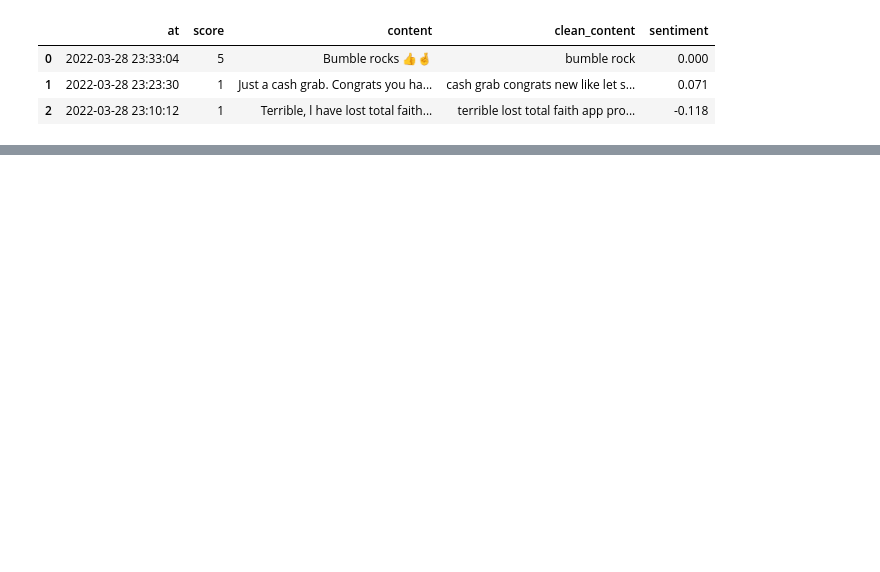
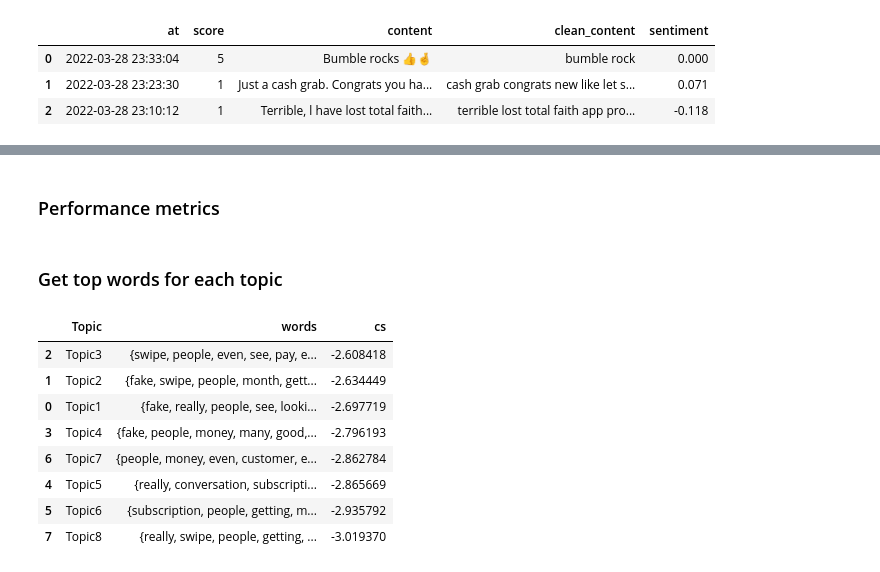
Before and after one commit to brendapalg/swd_model, a Jupyter notebook: models/topic_modeling.ipynb, the cells around one changed output, grey strips where cells are left out. Cells and saved outputs as stored; diff of their text form; code cells hidden in the pictures; blank space fills up the shorter version.

```diff
--- a/models/topic_modeling.ipynb
+++ b/models/topic_modeling.ipynb
@@ -51,0 +75,2 @@ LDAvis_prepared
+# %% [markdown]
+### Performance metrics
@@ -51,0 +82,2 @@ LDAvis_prepared
+# %% [markdown]
+### Get top words for each topic
@@ -51,0 +87,55 @@ LDAvis_prepared
+# %%
+# Order to match visualization
+order = pyLDAvis.PreparedData.to_dict(LDAvis_prepared)['topic.order']
+topD = pd.DataFrame({'old': order, 'new': range(1,len(order)+1)})
+topD.sort_values(by=['old'], inplace = True)
+
+num_topics =lda_model.num_topics
+a = lda_model.show_topics(num_topics=num_topics,formatted=False,num_words=num_words)
+b = lda_model.top_topics(corpus,dictionary=id2word,topn=num_words) # This orders the topics in the decreasing order of coherence score
+
+topic2skillb = {}
+topic2csb = {}
+topic2skilla = {}
+topic2csa = {}
+
+cnt =1
+
+for ws in b:
+    wset = set(w[1] for w in ws[0])
+    topic2skillb[cnt] = wset
+    topic2csb[cnt] = ws[1]
+    cnt +=1
+
+for ws in a:
+    wset = set(w[0]for w in ws[1])
+    topic2skilla[ws[0]+1] = wset
+
+for i in range(1,num_topics+1):
+    j = 1
+    cont = True
+    while j < num_topics+1 and cont:
+        if topic2skillb[j]==topic2skilla[i]:
+            topic2csa[i] = topic2csb[j]
+            cont = False
+        j+=1
+
+
+finalData = pd.DataFrame([],columns=['Topic','words'])
+finalData['Topic']=topD['new']
+finalData['Topic'] = finalData['Topic'].apply(lambda x: 'Topic'+str(x))
+finalData['words']=topic2skilla.values()
+finalData['cs'] = topic2csa.values()
+finalData.sort_values(by='cs',ascending=False,inplace=True)
+# %%
+finalData
+# %% [output]
+|  | Topic | words | cs |
+| 2 | Topic3 | {swipe, people, even, see, pay, e... | -2.608418 |
+| 1 | Topic2 | {fake, swipe, people, month, gett... | -2.634449 |
+| 0 | Topic1 | {fake, really, people, see, looki... | -2.697719 |
+| 3 | Topic4 | {fake, people, money, many, good,... | -2.796193 |
+| 6 | Topic7 | {people, money, even, customer, e... | -2.862784 |
+| 4 | Topic5 | {really, conversation, subscripti... | -2.865669 |
+| 5 | Topic6 | {subscription, people, getting, m... | -2.935792 |
+| 7 | Topic8 | {really, swipe, people, getting, ... | -3.019370 |
```
Also changed, not shown: parts of 13 cells of this notebook.
